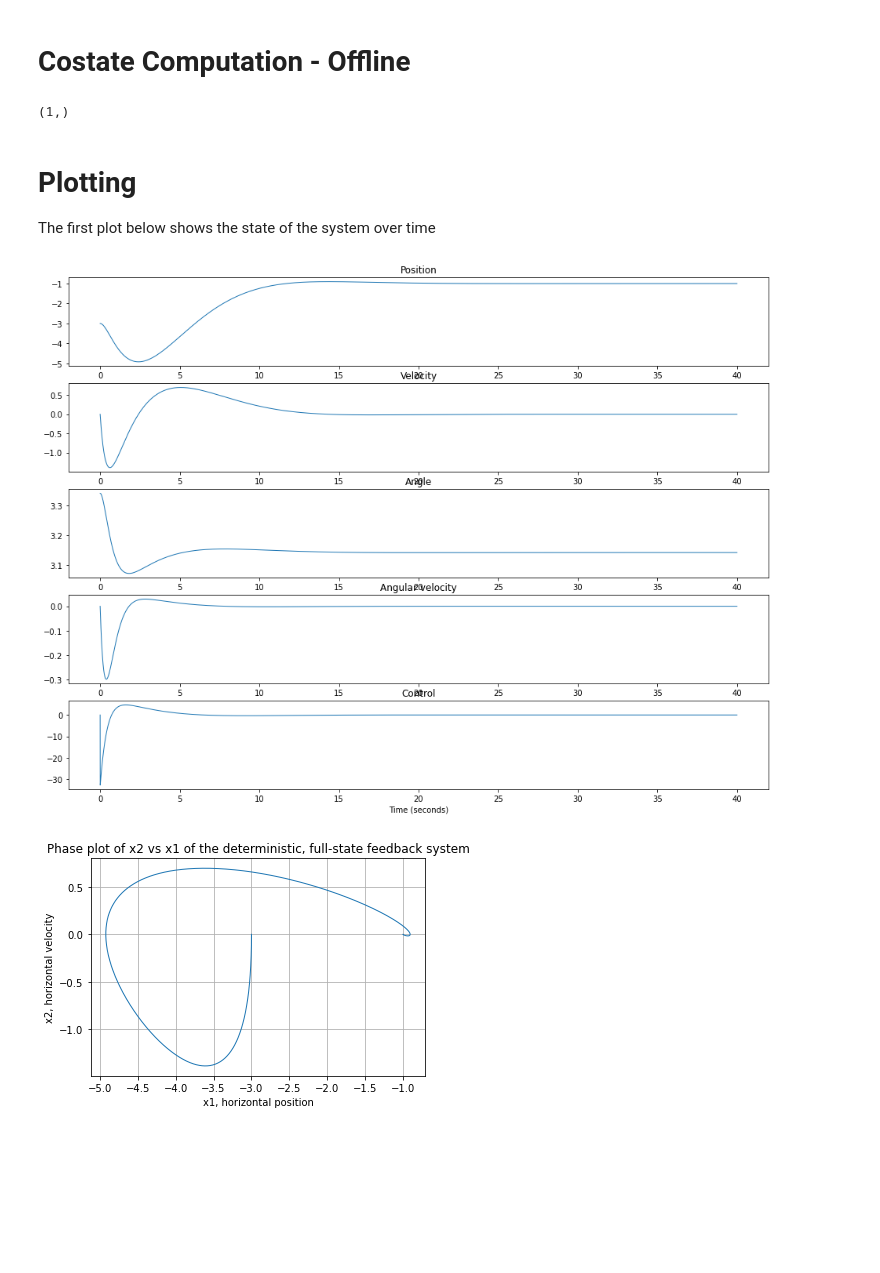
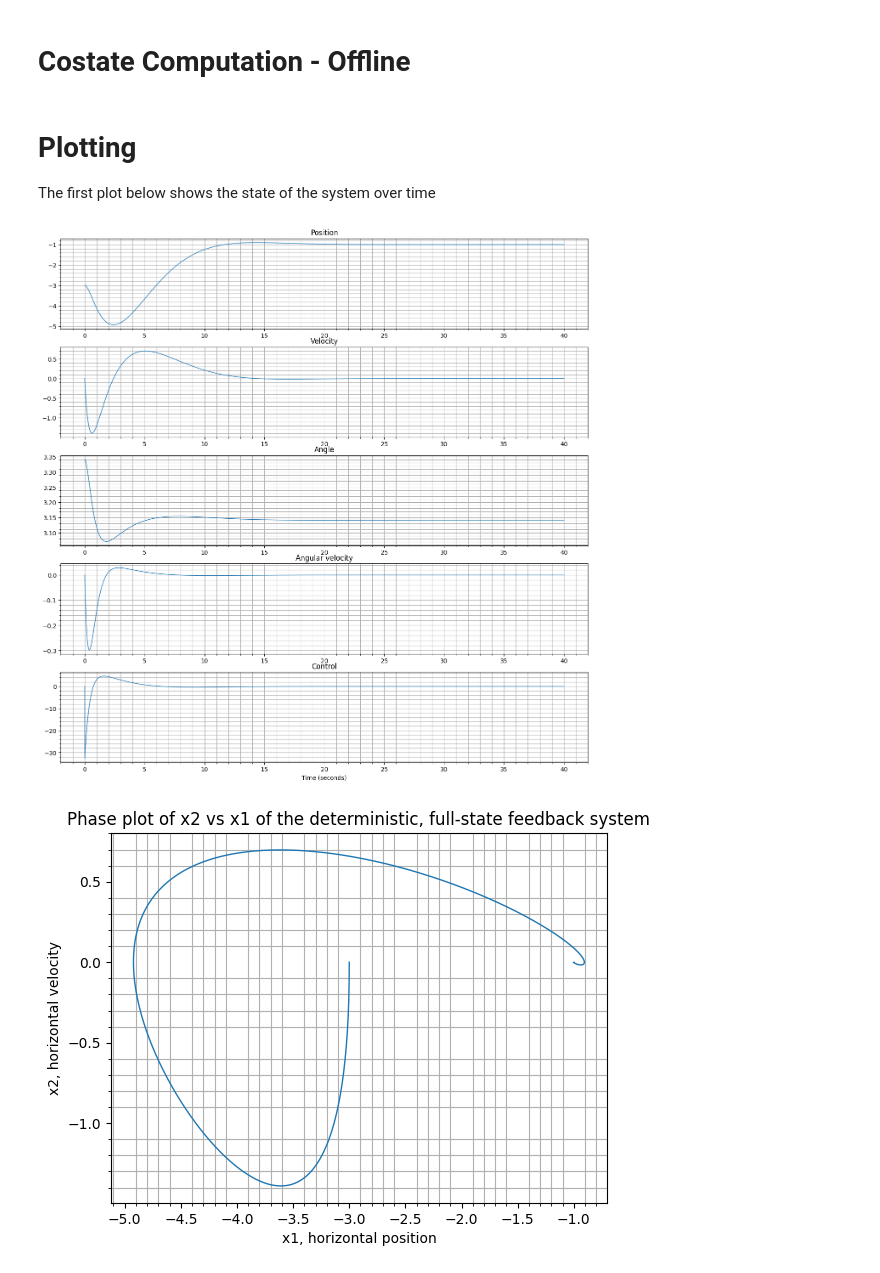
Before and after one commit to MinhNguyen2000/Inverted-Pendulum, a Jupyter notebook: Python Codes/LQR_Simulation.ipynb, the cells around one changed output. Cells and saved outputs as stored; diff of their text form; code cells hidden in the pictures; blank space fills up the shorter version.

```diff
--- a/Python Codes/LQR_Simulation.ipynb
+++ b/Python Codes/LQR_Simulation.ipynb
@@ -169,10 +168,6 @@ for t in range(T.shape[1]-2, -1, -1):
     Pn = P
 
 P_S[:, :, -1] = Q
-# %%
-print(yt[1].shape)
-# %% [output]
-(1,)
 # %%
 for t in range(1, max(T.shape)):
     # Error
@@ -203,36 +198,50 @@ for t in range(1, max(T.shape)):
 
 The first plot below shows the state of the system over time
 # %%
-plt.figure(figsize=(16, 12))
+plt.figure(figsize=(16, 16))
 
 
 plt.subplot(5, 1, 1)
 plt.plot(T[0], x[0, :], linewidth=1)
 plt.title("Position")
+plt.minorticks_on()
+plt.grid(which = 'both')
+
 plt.subplot(5, 1, 2)
 plt.plot(T[0], x[1, :], linewidth=1)
 plt.title("Velocity")
+plt.minorticks_on()
+plt.grid(which = 'both')
+
 plt.subplot(5, 1, 3)
 plt.plot(T[0], x[2, :], linewidth=1)
 plt.title("Angle")
+plt.minorticks_on()
+plt.grid(which = 'both')
+
 plt.subplot(5, 1, 4)
 plt.plot(T[0], x[3, :], linewidth=1)
 plt.title("Angular velocity")
+plt.minorticks_on()
+plt.grid(which = 'both')
+
 plt.subplot(5, 1, 5)
 plt.plot(T[0], u, linewidth=1)
 plt.title("Control")
 plt.xlabel("Time (seconds)")
+plt.minorticks_on()
+plt.grid(which = 'both')
 plt.show()
 
 plt.figure()
 plt.plot(x[0, :], x[1, :], linewidth=1)
 plt.grid(True)
 plt.ylabel("x2, horizontal velocity")
 plt.xlabel("x1, horizontal position")
 plt.title("Phase plot of x2 vs x1 of the deterministic, full-state feedback system")
+plt.minorticks_on()
+plt.grid(which = 'both')
 plt.show()
-
-plt.show()
 # %% [output]
-[figure, old version]
+[figure, new version]
-[figure, old version]
+[figure, new version]
```
Also changed, not shown: parts of 2 cells of this notebook.
